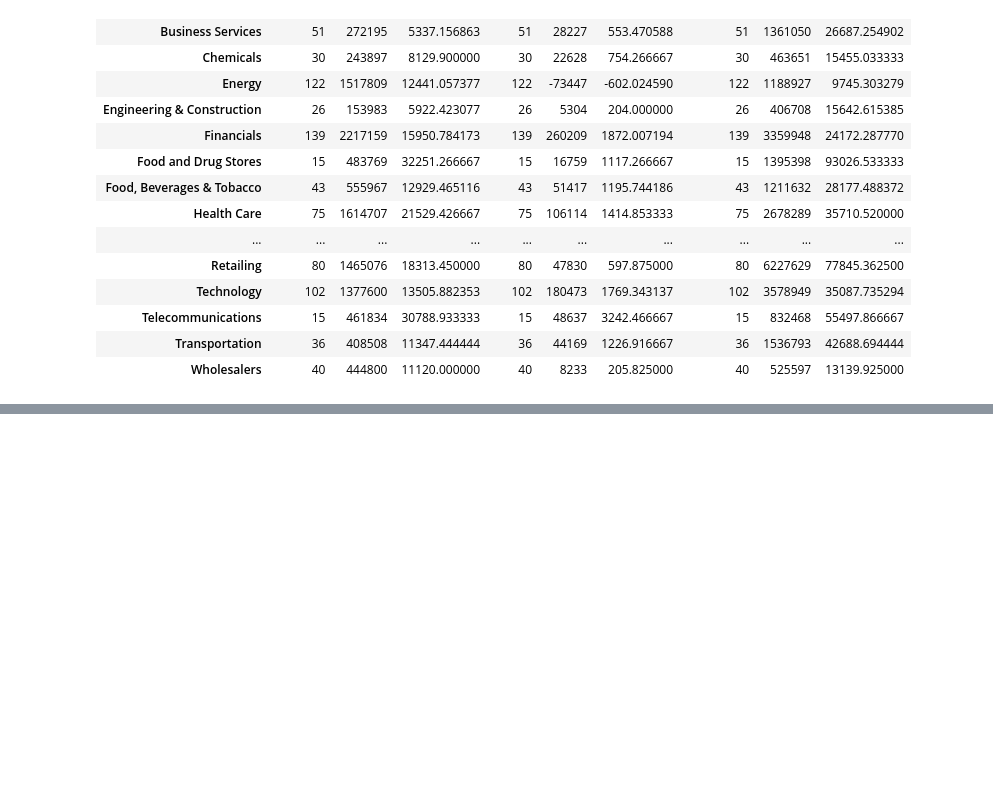
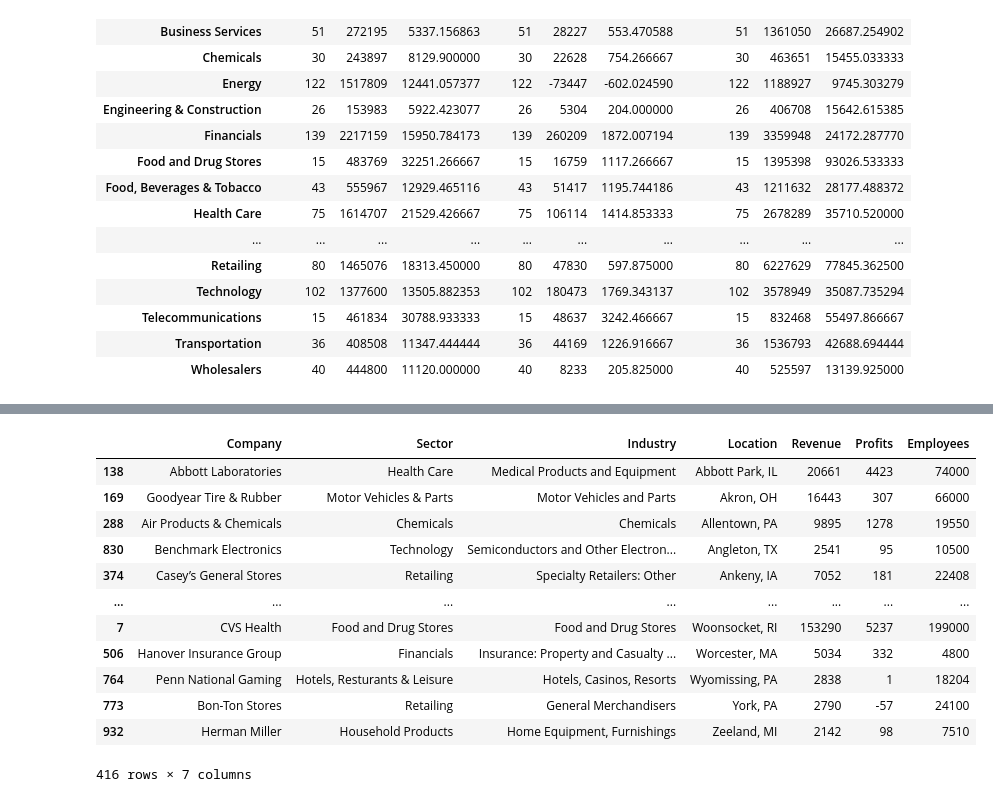
Before and after one commit to lukemariano/-I-love-pandas, a Jupyter notebook: pandas/groupy.ipynb, the cells around one changed output, grey strips where cells are left out. Drawn from its saved outputs; the diff is of its cells as text; code cells hidden in the pictures; blank space fills up the shorter version.

```diff
--- a/pandas/groupy.ipynb
+++ b/pandas/groupy.ipynb
@@ -428,0 +477,24 @@ sectors.agg(["count", "sum", "mean"])
+# %%
+cities = fortune.groupby(by = ["Location"])
+# %%
+df_revenues_per_city = pd.DataFrame(columns = fortune.columns)
+# %%
+for city, data in cities:
+    highest_revenue_city_in_group = data.nlargest(n = 1, columns = ["Revenue"])
+    df_revenues_per_city = df_revenues_per_city.append(highest_revenue_city_in_group)
+# %%
+df_revenues_per_city
+# %% [output]
+|  | Company | Sector | Industry | Location | Revenue | Profits | Employees |
+| 138 | Abbott Laboratories | Health Care | Medical Products and Equipment | Abbott Park, IL | 20661 | 4423 | 74000 |
+| 169 | Goodyear Tire & Rubber | Motor Vehicles & Parts | Motor Vehicles and Parts | Akron, OH | 16443 | 307 | 66000 |
+| 288 | Air Products & Chemicals | Chemicals | Chemicals | Allentown, PA | 9895 | 1278 | 19550 |
+| 830 | Benchmark Electronics | Technology | Semiconductors and Other Electron... | Angleton, TX | 2541 | 95 | 10500 |
+| 374 | Casey’s General Stores | Retailing | Specialty Retailers: Other | Ankeny, IA | 7052 | 181 | 22408 |
+| ... | ... | ... | ... | ... | ... | ... | ... |
+| 7 | CVS Health | Food and Drug Stores | Food and Drug Stores | Woonsocket, RI | 153290 | 5237 | 199000 |
+| 506 | Hanover Insurance Group | Financials | Insurance: Property and Casualty ... | Worcester, MA | 5034 | 332 | 4800 |
+| 764 | Penn National Gaming | Hotels, Resturants & Leisure | Hotels, Casinos, Resorts | Wyomissing, PA | 2838 | 1 | 18204 |
+| 773 | Bon-Ton Stores | Retailing | General Merchandisers | York, PA | 2790 | -57 | 24100 |
+| 932 | Herman Miller | Household Products | Home Equipment, Furnishings | Zeeland, MI | 2142 | 98 | 7510 |
+416 rows × 7 columns
```
Also changed, not shown: parts of 7 cells of this notebook.
